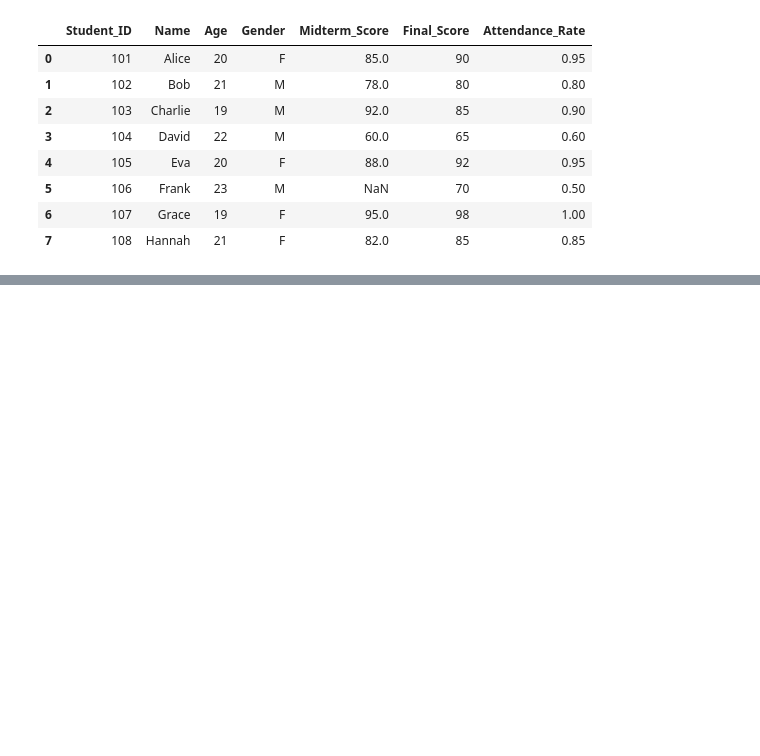
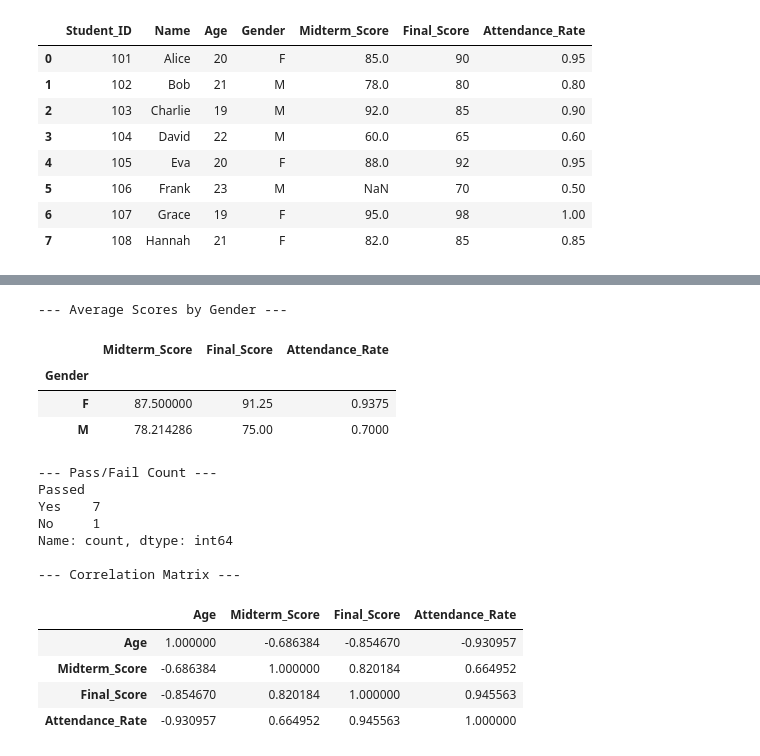
Before and after one commit to Jiya-786/Statistics_notes, a Jupyter notebook: TUT/TUT-2/pandas.ipynb, the cells around one changed output, grey strips where cells are left out. Cells and saved outputs as stored; diff of their text form; code cells hidden in the pictures; blank space fills up the shorter version.

```diff
--- a/TUT/TUT-2/pandas.ipynb
+++ b/TUT/TUT-2/pandas.ipynb
@@ -107,0 +212,35 @@ KeyError: 'Ages'
+# %%
+# grouping and aggregation
+
+# This is critical for statistical analysis. We use .groupby() to split the data into groups
+# and apply a function (mean, sum, count) to each group.
+# We can also check the Correlation Matrix to see relationships between variables.
+
+gender_group = df.groupby('Gender')[['Midterm_Score', 'Final_Score', 'Attendance_Rate']].mean()
+print("--- Average Scores by Gender ---")
+display(gender_group)
+
+print("\n--- Pass/Fail Count ---")
+print(df['Passed'].value_counts())
+
+print("\n--- Correlation Matrix ---")
+correlation = df[['Age', 'Midterm_Score', 'Final_Score', 'Attendance_Rate']].corr()
+display(correlation)
+# %% [output]
+--- Average Scores by Gender ---
+|  | Midterm_Score | Final_Score | Attendance_Rate |
+| Gender |  |  |  |
+| F | 87.500000 | 91.25 | 0.9375 |
+| M | 78.214286 | 75.00 | 0.7000 |
+--- Pass/Fail Count ---
+Passed
+Yes    7
+No     1
+Name: count, dtype: int64
+
+--- Correlation Matrix ---
+|  | Age | Midterm_Score | Final_Score | Attendance_Rate |
+| Age | 1.000000 | -0.686384 | -0.854670 | -0.930957 |
+| Midterm_Score | -0.686384 | 1.000000 | 0.820184 | 0.664952 |
+| Final_Score | -0.854670 | 0.820184 | 1.000000 | 0.945563 |
+| Attendance_Rate | -0.930957 | 0.664952 | 0.945563 | 1.000000 |
```
Also changed, not shown: parts of 6 cells of this notebook.
